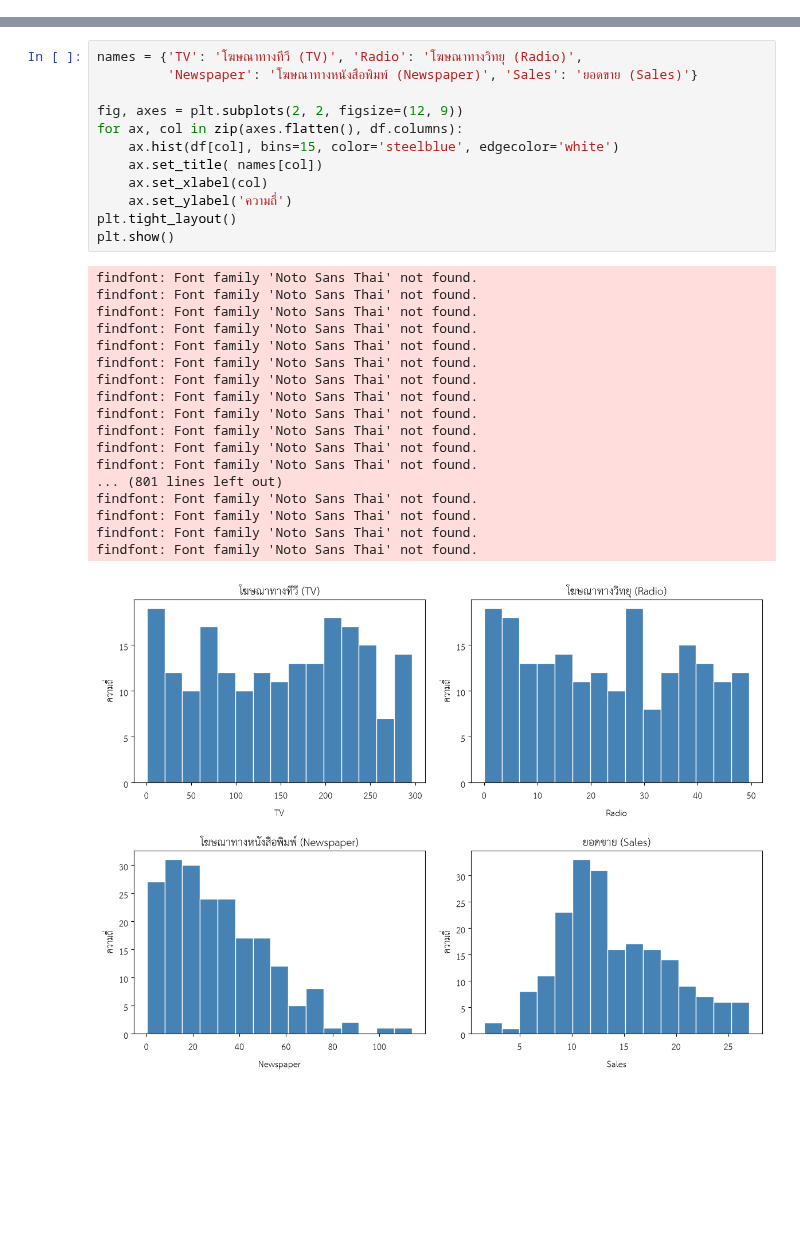
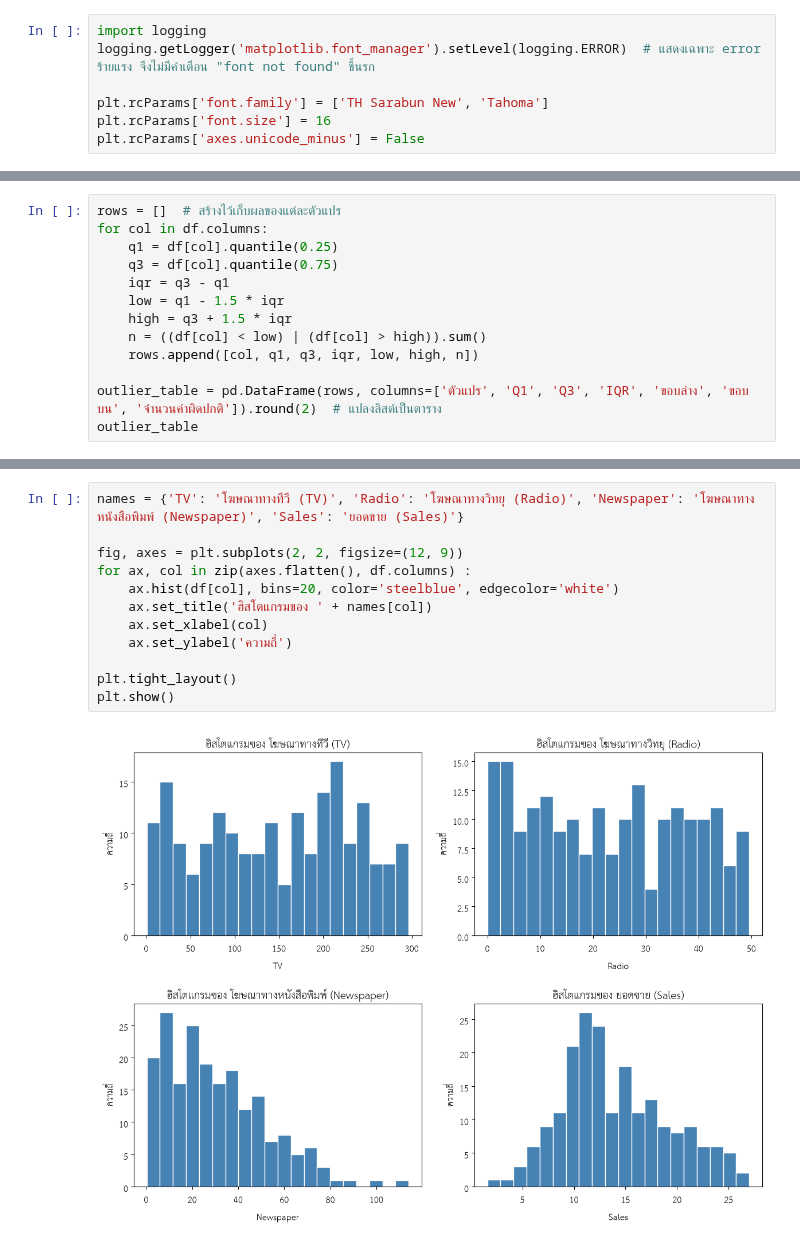
Before and after one commit to 68030856Thitikorn/advertising_856, a Jupyter notebook: code/advertising-analysis.ipynb, the cells around one changed output, grey strips where cells are left out. Drawn from its saved outputs; the diff is of its cells as text; blank space fills up the shorter version.

```diff
--- a/code/advertising-analysis.ipynb
+++ b/code/advertising-analysis.ipynb
@@ -16,0 +33,7 @@ df.head()
+# %%
+import logging
+logging.getLogger('matplotlib.font_manager').setLevel(logging.ERROR)  # แสดงเฉพาะ error ร้ายแรง จึงไม่มีคำเตือน "font not found" ขึ้นรก
+
+plt.rcParams['font.family'] = ['TH Sarabun New', 'Tahoma']
+plt.rcParams['font.size'] = 16
+plt.rcParams['axes.unicode_minus'] = False
@@ -16,0 +54,13 @@ df.head()
+# %%
+rows = []  # สร้างไว้เก็บผลของแต่ละตัวแปร
+for col in df.columns:
+    q1 = df[col].quantile(0.25)
+    q3 = df[col].quantile(0.75)
+    iqr = q3 - q1
+    low = q1 - 1.5 * iqr
+    high = q3 + 1.5 * iqr
+    n = ((df[col] < low) | (df[col] > high)).sum()
+    rows.append([col, q1, q3, iqr, low, high, n])
+
+outlier_table = pd.DataFrame(rows, columns=['ตัวแปร', 'Q1', 'Q3', 'IQR', 'ขอบล่าง', 'ขอบบน', 'จำนวนค่าผิดปกติ']).round(2)  # แปลงลิสต์เป็นตาราง
+outlier_table
@@ -17,34 +82,17 @@ df.head()
 # %%
-names = {'TV': 'โฆษณาทางทีวี (TV)', 'Radio': 'โฆษณาทางวิทยุ (Radio)',
-         'Newspaper': 'โฆษณาทางหนังสือพิมพ์ (Newspaper)', 'Sales': 'ยอดขาย (Sales)'}
+names = {'TV': 'โฆษณาทางทีวี (TV)', 'Radio': 'โฆษณาทางวิทยุ (Radio)', 'Newspaper': 'โฆษณาทางหนังสือพิมพ์ (Newspaper)', 'Sales': 'ยอดขาย (Sales)'}
 
 fig, axes = plt.subplots(2, 2, figsize=(12, 9))
-for ax, col in zip(axes.flatten(), df.columns):
-    ax.hist(df[col], bins=15, color='steelblue', edgecolor='white')
-    ax.set_title( names[col])
+for ax, col in zip(axes.flatten(), df.columns) :
+    ax.hist(df[col], bins=20, color='steelblue', edgecolor='white')
+    ax.set_title('ฮิสโตแกรมของ ' + names[col])
     ax.set_xlabel(col)
     ax.set_ylabel('ความถี่')
+
 plt.tight_layout()
 plt.show()
 # %% [output]
-findfont: Font family 'Noto Sans Thai' not found.
-findfont: Font family 'Noto Sans Thai' not found.
-findfont: Font family 'Noto Sans Thai' not found.
-findfont: Font family 'Noto Sans Thai' not found.
-findfont: Font family 'Noto Sans Thai' not found.
-findfont: Font family 'Noto Sans Thai' not found.
-findfont: Font family 'Noto Sans Thai' not found.
-findfont: Font family 'Noto Sans Thai' not found.
-findfont: Font family 'Noto Sans Thai' not found.
-findfont: Font family 'Noto Sans Thai' not found.
-findfont: Font family 'Noto Sans Thai' not found.
-findfont: Font family 'Noto Sans Thai' not found.
-... (801 lines left out)
-findfont: Font family 'Noto Sans Thai' not found.
-findfont: Font family 'Noto Sans Thai' not found.
-findfont: Font family 'Noto Sans Thai' not found.
-findfont: Font family 'Noto Sans Thai' not found.
-[figure, old version]
+[figure, new version]
 # %%
 fig, axes = plt.subplots(1, 4, figsize=(14, 5))
 for ax, col in zip(axes, df.columns):
```
Also changed, not shown: parts of 11 cells of this notebook.
